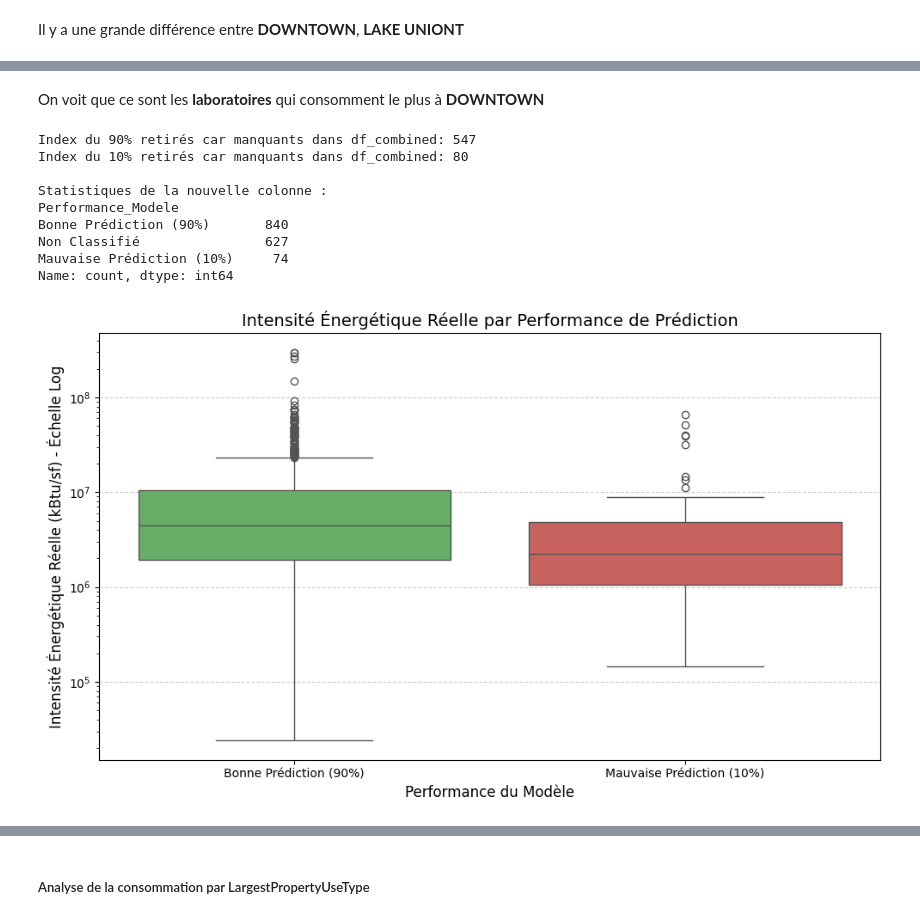
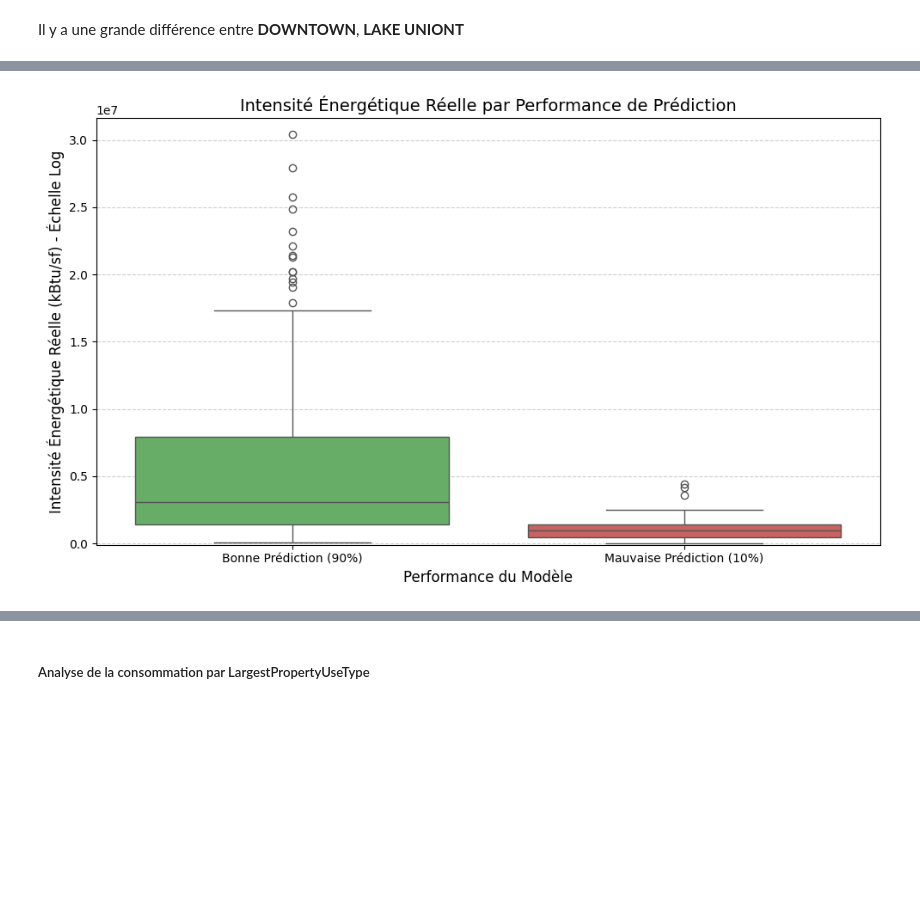
Before and after one commit to mcourte/DE_Projet_6, a Jupyter notebook: nettoyage_analyse_DF.ipynb, the cells around one changed output, grey strips where cells are left out. Cells and saved outputs as stored; diff of their text form; code cells hidden in the pictures; blank space fills up the shorter version.

```diff
--- a/nettoyage_analyse_DF.ipynb
+++ b/nettoyage_analyse_DF.ipynb
@@ -1235,7 +1235,7 @@ df_without_leakage[df_without_leakage['SecondLargestPropertyUseType'].isna()]
 # %% [markdown]
 Comme nous ne pouvons pas deviner quel est le second usage du bâtiment, on remplace ces valeurs par **Unknown**
 # %%
-df_without_leakage['SecondLargestPropertyUseType'] = df_without_leakage['SecondLargestPropertyUseType'].fillna('Unknown')
+df_without_leakage['SecondLargestPropertyUseType'] = df_without_leakage['SecondLargestPropertyUseType'].fillna('None')
 # %% [markdown]
 ##### Outliers
 # %%
@@ -1303,10 +1303,10 @@ df_without_leakage[df_without_leakage['LargestPropertyUseTypeGFA'].isna()]
 Pour ces  colonnes, on va remplacer la **LargestPropertyUseTypeGFA** par la **PropertyGFATotal** puisque que le **SecondLargestPropertyUseType** est *Unknown* et la colonne **PropertyGFABuilding(s)** est égale à la **LargestPropertyUseTypeGFA**
 # %%
 mask = (df_without_leakage['LargestPropertyUseTypeGFA'].isna()) & \
-       (df_without_leakage['PropertyGFATotal'].notna())
+       (df_without_leakage['PropertyGFABuilding(s)'].notna())
 
 df_without_leakage.loc[mask, 'LargestPropertyUseTypeGFA'] = \
-    df_without_leakage.loc[mask, 'PropertyGFATotal']
+    df_without_leakage.loc[mask, 'PropertyGFABuilding(s)']
 # %%
 df_without_leakage[df_without_leakage['LargestPropertyUseTypeGFA'].isna()]
 # %% [output]
@@ -1475,13 +1522,30 @@ df_resultats['erreur_pourcentage'] = (
+# %%
+df_resultats_test = pd.DataFrame({
+    # y_test contient les vraies valeurs du jeu de test (la vérité terrain)
+    'y_reel': y_test.values,
+
+    # y_prediction_test contient les prédictions correspondantes du jeu de test
+    'y_predict': y_prediction_test,
+})
+
+# S'assurer que les index correspondent pour les futures analyses de features
+df_resultats_test.index = y_test.index
+
+
+# --- Calcul de l'Erreur Pourcentée ---
+df_resultats_test['erreur_pourcentage'] = (
+    np.abs(df_resultats_test['y_reel'] - df_resultats_test['y_predict']) / df_resultats_test['y_reel']
+) * 100
 # %%
 # Calcul du 90e percentile de la colonne d'erreur
-percentile_90 = df_resultats['erreur_pourcentage'].quantile(0.90)
+percentile_90 = df_resultats_test['erreur_pourcentage'].quantile(0.90)
 
 # Créer un masque pour les 90% d'observations avec la plus petite erreur (les 'non-outliers')
-mask_90_percent = df_resultats['erreur_pourcentage'] <= percentile_90
+mask_90_percent = df_resultats_test['erreur_pourcentage'] <= percentile_90
 
 # Séparer les 90%
-df_90_percent = df_resultats[mask_90_percent]
+df_90_percent = df_resultats_test[mask_90_percent]
 
 # Séparer les 10% (pour analyse future)
-df_10_percent = df_resultats[~mask_90_percent]
+df_10_percent = df_resultats_test[~mask_90_percent]
 # %%
@@ -1749,5 +1678,3 @@ sns.boxplot(
-# %% [markdown]
-On voit que ce sont les **laboratoires** qui consomment le plus à **DOWNTOWN**
 # %%
 
 # --- 1. Préparation de la nouvelle colonne dans df_combined ---
@@ -1759,7 +1686,7 @@ valid_90_indices = df_90_percent.index.intersection(df_combined.index)
 valid_10_indices = df_10_percent.index.intersection(df_combined.index)
 
 # Initialiser la nouvelle colonne
-df_combined['Performance_Modele'] = 'Non Classifié'
+df_combined['Performance_Modele'] = ''
 
 # 1. Étiqueter les "Bons" (90%) - Utilisation des index VALIDÉS
 df_combined.loc[valid_90_indices, 'Performance_Modele'] = 'Bonne Prédiction (90%)'
@@ -1769,47 +1696,35 @@ df_combined.loc[valid_10_indices, 'Performance_Modele'] = 'Mauvaise Prédiction
 
 # Vérification du nombre d'index manquant (à titre informatif)
 missing_90 = len(df_90_percent) - len(valid_90_indices)
 missing_10 = len(df_10_percent) - len(valid_10_indices)
-
-print(f"Index du 90% retirés car manquants dans df_combined: {missing_90}")
-print(f"Index du 10% retirés car manquants dans df_combined: {missing_10}")
-print("\nStatistiques de la nouvelle colonne :")
-print(df_combined['Performance_Modele'].value_counts())
 
 
 # --- 2. Box Plot de la Consommation (y_reel) vs. Performance ---
 
 # Par le nom réel de la colonne de la cible (Y) dans df_combined :
 y_column_name = 'SiteEnergyUseWN(kBtu)' # <<< NOM DE COLONNE CORRIGÉ !
 
 plt.figure(figsize=(10, 6))
 
 sns.boxplot(
     x='Performance_Modele',
     y=y_column_name, # y_column_name vaut maintenant 'SiteEnergyUseWN(kBtu)'
-    data=df_combined[df_combined['Performance_Modele'] != 'Non Classifié'],
+    data=df_combined[df_combined['Performance_Modele'] != ''],
     palette=['#5cb85c', '#d9534f'],
     order=['Bonne Prédiction (90%)', 'Mauvaise Prédiction (10%)'],
     hue='Performance_Modele'
 )
 
-plt.yscale('log')
+y_min = -1e5
+y_max = 10 ** 7.5
+plt.ylim(y_min, y_max)
 
 plt.title("Intensité Énergétique Réelle par Performance de Prédiction", fontsize=14)
 plt.xlabel("Performance du Modèle", fontsize=12)
 plt.ylabel("Intensité Énergétique Réelle (kBtu/sf) - Échelle Log", fontsize=12)
 
 plt.grid(axis='y', linestyle='--', alpha=0.6)
 plt.tight_layout()
 plt.show()
 # %% [output]
-Index du 90% retirés car manquants dans df_combined: 547
-Index du 10% retirés car manquants dans df_combined: 80
-
-Statistiques de la nouvelle colonne :
-Performance_Modele
-Bonne Prédiction (90%)       840
-Non Classifié                627
-Mauvaise Prédiction (10%)     74
-Name: count, dtype: int64
-[figure, old version]
+[figure, new version]
```
Also changed, not shown: parts of 27 cells of this notebook.
